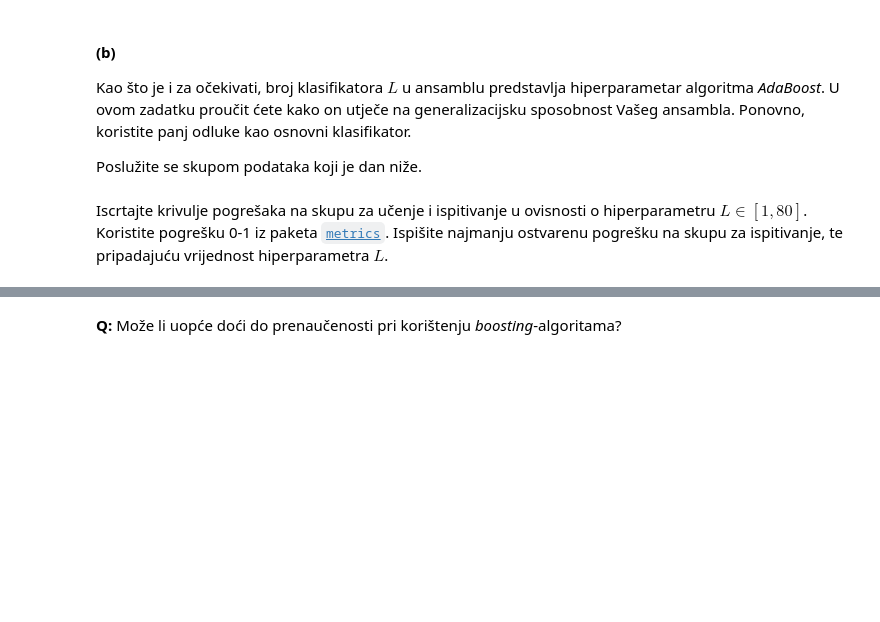
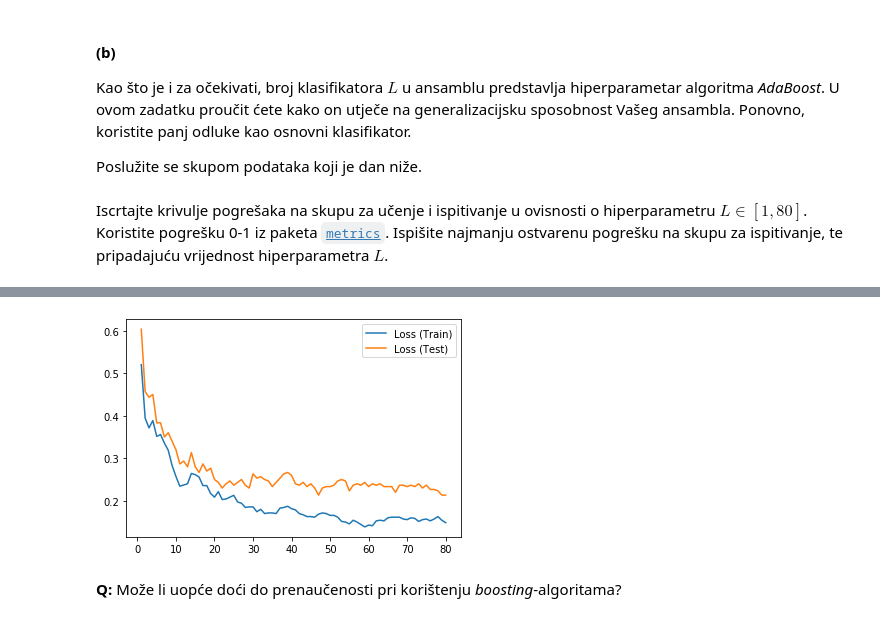
Before and after one commit to aj50009/su, a Jupyter notebook: SU-2019-LAB04-0036500097.ipynb, the cells around one changed output, grey strips where cells are left out. Saved outputs shown, nothing was run; the diff lists cells and outputs as text; code cells hidden in the pictures; blank space fills up the shorter version.

```diff
--- a/SU-2019-LAB04-0036500097.ipynb
+++ b/SU-2019-LAB04-0036500097.ipynb
@@ -188,0 +212,13 @@ Iscrtajte krivulje pogrešaka na skupu za učenje i ispitivanje u ovisnosti o hi
+# %%
+# Vaš kôd ovdje
+loss_train = []
+loss_test = []
+for L in range(1, 81):
+    abc = AdaBoostClassifier(n_estimators = L).fit(X_boost_train, y_boost_train)
+    loss_train.append(zero_one_loss(y_boost_train, abc.predict(X_boost_train)))
+    loss_test.append(zero_one_loss(y_boost_test, abc.predict(X_boost_test)))
+plt.plot(range(1, 81), loss_train, label = 'Loss (Train)')
+plt.plot(range(1, 81), loss_test, label = 'Loss (Test)')
+_ = plt.legend()
+print('Loss: ' + str(100 * np.min(loss_test)) + '% (for L = ' + str(np.argmin(loss_test) + 1) + ')')
+# %% [output]
@@ -189,3 +226,4 @@ Iscrtajte krivulje pogrešaka na skupu za učenje i ispitivanje u ovisnosti o hi
+[figure, added]
 # %% [markdown]
 **Q:** Može li uopće doći do prenaučenosti pri korištenju *boosting*-algoritama?
 # %% [markdown]
```
Also changed, not shown: parts of 33 cells of this notebook.
